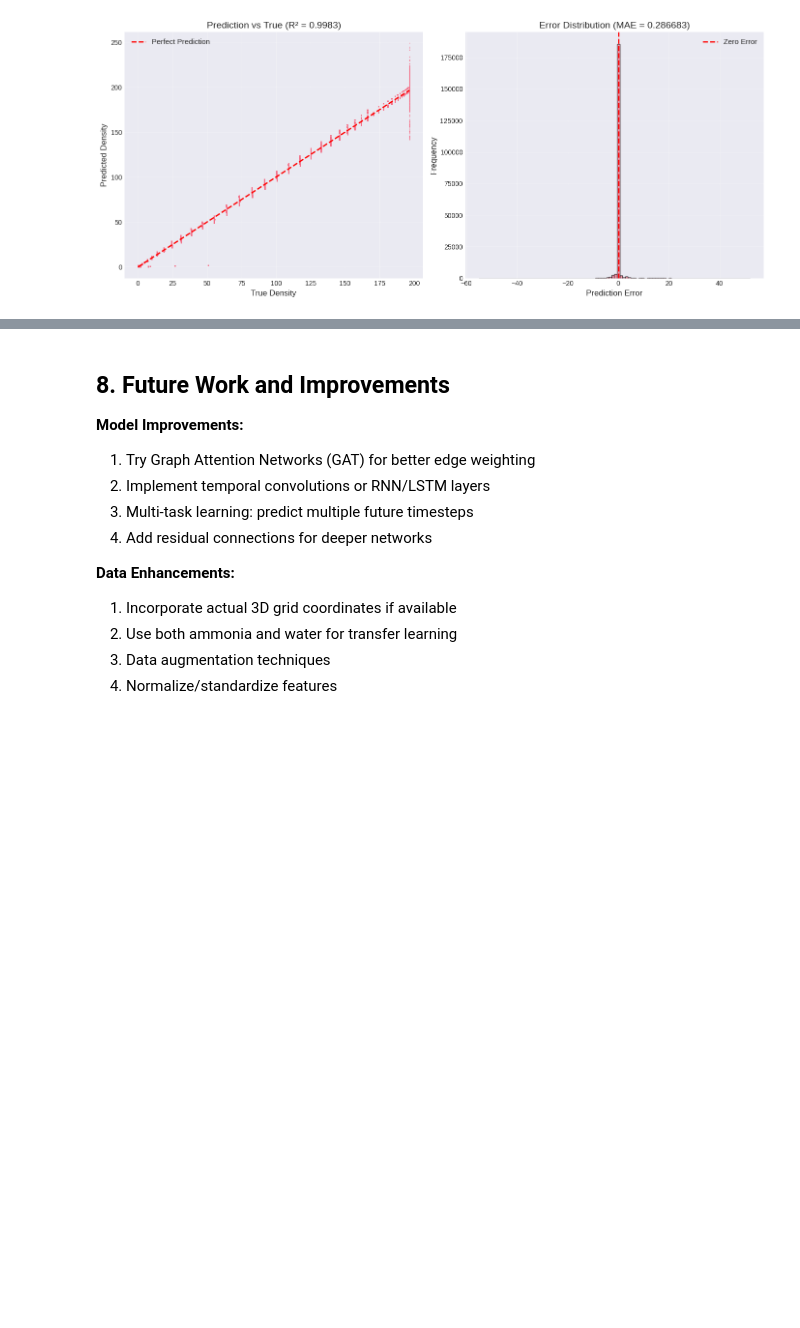
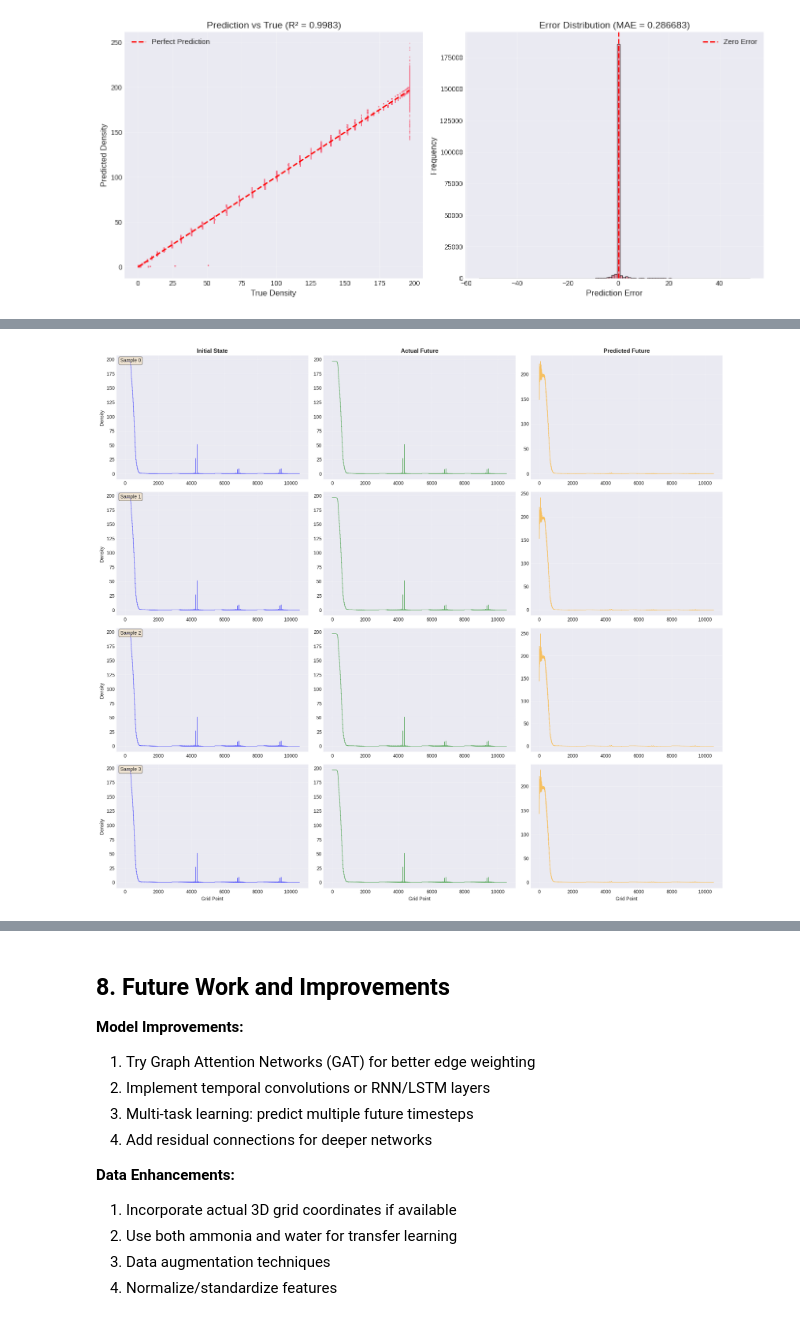
Before and after one commit to Sarthak-GS/Predicting-Electron-Interactions-as-Evolving-Graphs, a Jupyter notebook: electron_density_gnn.ipynb, the cells around one changed output, grey strips where cells are left out. Saved outputs shown, nothing was run; the diff lists cells and outputs as text; code cells hidden in the pictures; blank space fills up the shorter version.

```diff
--- a/electron_density_gnn.ipynb
+++ b/electron_density_gnn.ipynb
@@ -544,0 +775,58 @@ plt.show()
+# %%
+# Visualize multiple samples to see consistency
+n_samples_to_show = 4
+fig, axes = plt.subplots(n_samples_to_show, 3, figsize=(18, 4 * n_samples_to_show))
+
+for sample_idx in range(n_samples_to_show):
+    if sample_idx >= len(val_dataset):
+        break
+
+    # Get data for this sample
+    val_sample_i = val_dataset[sample_idx]
+    start_idx_i = train_size + sample_idx
+
+    # Get initial state
+    initial_i = load_density_file(ammonia_files[start_idx_i + ammonia_dataset.lookback - 1])
+
+    # Get actual target
+    actual_i = load_density_file(ammonia_files[start_idx_i + ammonia_dataset.lookback + ammonia_dataset.lookahead - 1])
+
+    # Get prediction
+    with torch.no_grad():
+        predicted_i = model(val_sample_i.to(device)).cpu().numpy()
+
+    # Plot initial
+    axes[sample_idx, 0].plot(initial_i, linewidth=1, color='blue', alpha=0.6)
+    axes[sample_idx, 0].set_ylabel('Density')
+    if sample_idx == 0:
+        axes[sample_idx, 0].set_title('Initial State', fontsize=12, fontweight='bold')
+    if sample_idx == n_samples_to_show - 1:
+        axes[sample_idx, 0].set_xlabel('Grid Point')
+    axes[sample_idx, 0].grid(True, alpha=0.3)
+
+    # Plot actual
+    axes[sample_idx, 1].plot(actual_i, linewidth=1, color='green', alpha=0.6)
+    if sample_idx == 0:
+        axes[sample_idx, 1].set_title('Actual Future', fontsize=12, fontweight='bold')
+    if sample_idx == n_samples_to_show - 1:
+        axes[sample_idx, 1].set_xlabel('Grid Point')
+    axes[sample_idx, 1].grid(True, alpha=0.3)
+
+    # Plot prediction
+    axes[sample_idx, 2].plot(predicted_i, linewidth=1, color='orange', alpha=0.6)
+    if sample_idx == 0:
+        axes[sample_idx, 2].set_title('Predicted Future', fontsize=12, fontweight='bold')
+    if sample_idx == n_samples_to_show - 1:
+        axes[sample_idx, 2].set_xlabel('Grid Point')
+    axes[sample_idx, 2].grid(True, alpha=0.3)
+
+    # Add sample label
+    axes[sample_idx, 0].text(0.02, 0.98, f'Sample {sample_idx}',
+                              transform=axes[sample_idx, 0].transAxes,
+                              verticalalignment='top', fontsize=10,
+                              bbox=dict(boxstyle='round', facecolor='wheat', alpha=0.5))
+
+plt.tight_layout()
+plt.show()
+# %% [output]
+[figure, added]
```
Also changed, not shown: parts of 11 cells of this notebook.
